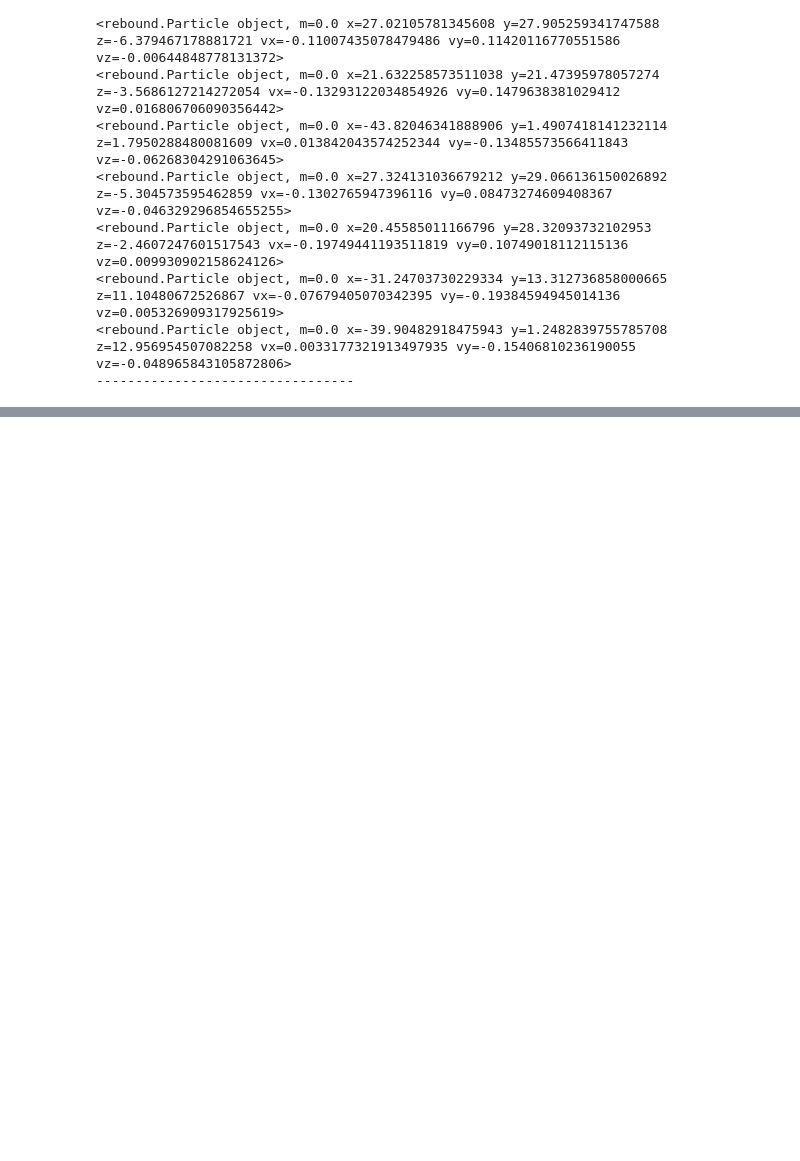
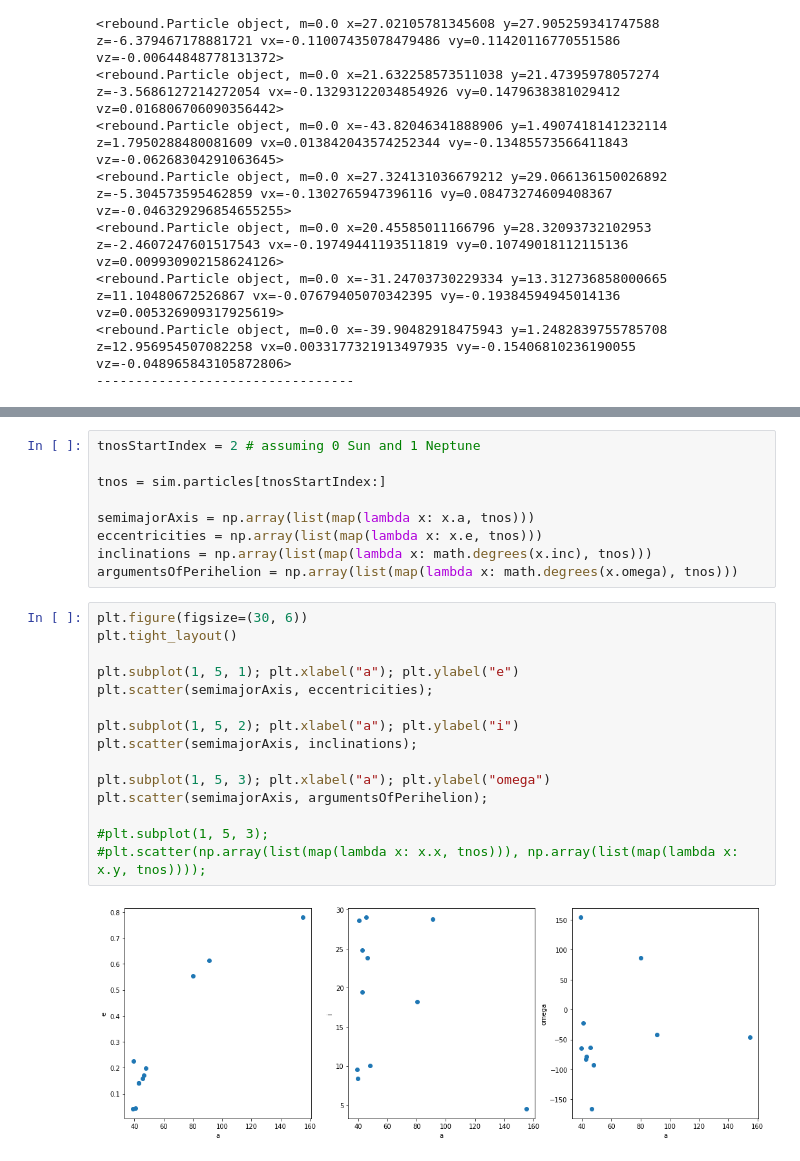
Before and after one commit to sharponlooker/reboundNotebooks, a Jupyter notebook: Catalina_TNOs.ipynb, the cells around one changed output, grey strips where cells are left out. Saved outputs shown, nothing was run; the diff lists cells and outputs as text; blank space fills up the shorter version.

```diff
--- a/Catalina_TNOs.ipynb
+++ b/Catalina_TNOs.ipynb
@@ -121,0 +140,26 @@ for i in range(100):
+# %%
+tnosStartIndex = 2 # assuming 0 Sun and 1 Neptune
+
+tnos = sim.particles[tnosStartIndex:]
+
+semimajorAxis = np.array(list(map(lambda x: x.a, tnos)))
+eccentricities = np.array(list(map(lambda x: x.e, tnos)))
+inclinations = np.array(list(map(lambda x: math.degrees(x.inc), tnos)))
+argumentsOfPerihelion = np.array(list(map(lambda x: math.degrees(x.omega), tnos)))
+# %%
+plt.figure(figsize=(30, 6))
+plt.tight_layout()
+
+plt.subplot(1, 5, 1); plt.xlabel("a"); plt.ylabel("e")
+plt.scatter(semimajorAxis, eccentricities);
+
+plt.subplot(1, 5, 2); plt.xlabel("a"); plt.ylabel("i")
+plt.scatter(semimajorAxis, inclinations);
+
+plt.subplot(1, 5, 3); plt.xlabel("a"); plt.ylabel("omega")
+plt.scatter(semimajorAxis, argumentsOfPerihelion);
+
+#plt.subplot(1, 5, 3);
+#plt.scatter(np.array(list(map(lambda x: x.x, tnos))), np.array(list(map(lambda x: x.y, tnos))));
+# %% [output]
+[figure, added]
```
Also changed, not shown: parts of 7 cells of this notebook.
